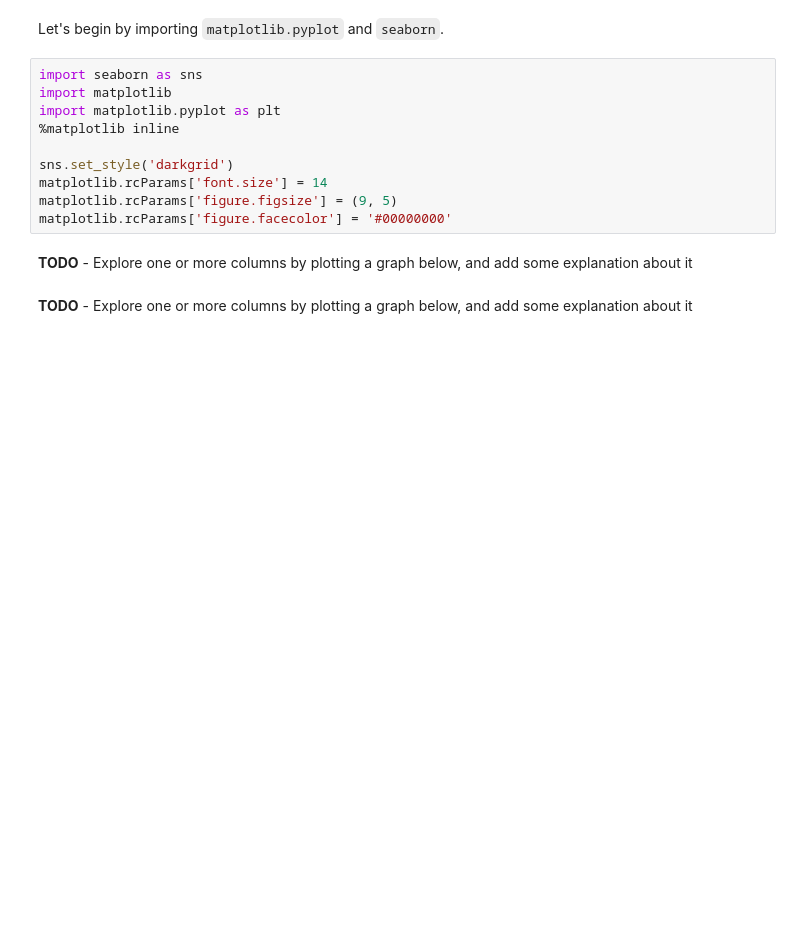
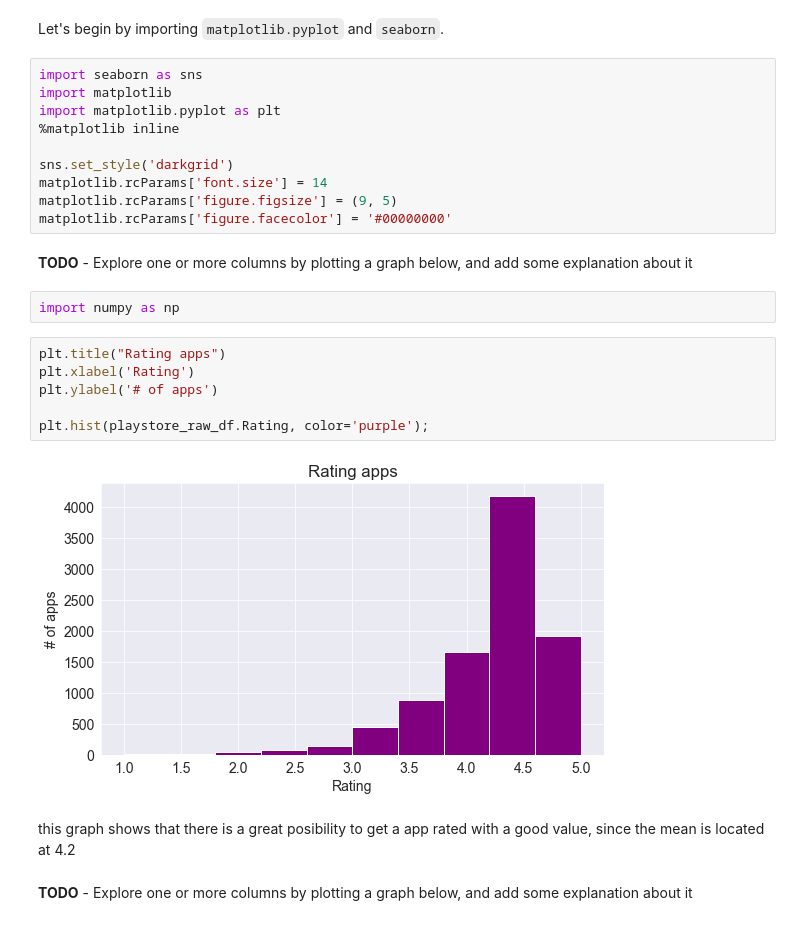
Before and after one commit to LeoSf/jovian_pandas, a Jupyter notebook: assignments/w5_pro_zerotopandas-course-project-starter-v-18/zerotopandas-course-project.ipynb, the cells around one changed output. Drawn from its saved outputs; the diff is of its cells as text; blank space fills up the shorter version.

```diff
--- a/assignments/w5_pro_zerotopandas-course-project-starter-v-18/zerotopandas-course-project.ipynb
+++ b/assignments/w5_pro_zerotopandas-course-project-starter-v-18/zerotopandas-course-project.ipynb
@@ -487,5 +487,17 @@ matplotlib.rcParams['figure.figsize'] = (9, 5)
 matplotlib.rcParams['figure.facecolor'] = '#00000000'
 # %% [markdown]
 **TODO** - Explore one or more columns by plotting a graph below, and add some explanation about it
+# %%
+import numpy as np
+# %%
+plt.title("Rating apps")
+plt.xlabel('Rating')
+plt.ylabel('# of apps')
+
+plt.hist(playstore_raw_df.Rating, color='purple');
+# %% [output]
+[figure, added]
+# %% [markdown]
+this graph shows that there is a great posibility to get a app rated with a good value, since the mean is located at 4.2
 # %% [markdown]
 **TODO** - Explore one or more columns by plotting a graph below, and add some explanation about it
```
Also changed, not shown: parts of 9 cells of this notebook.
